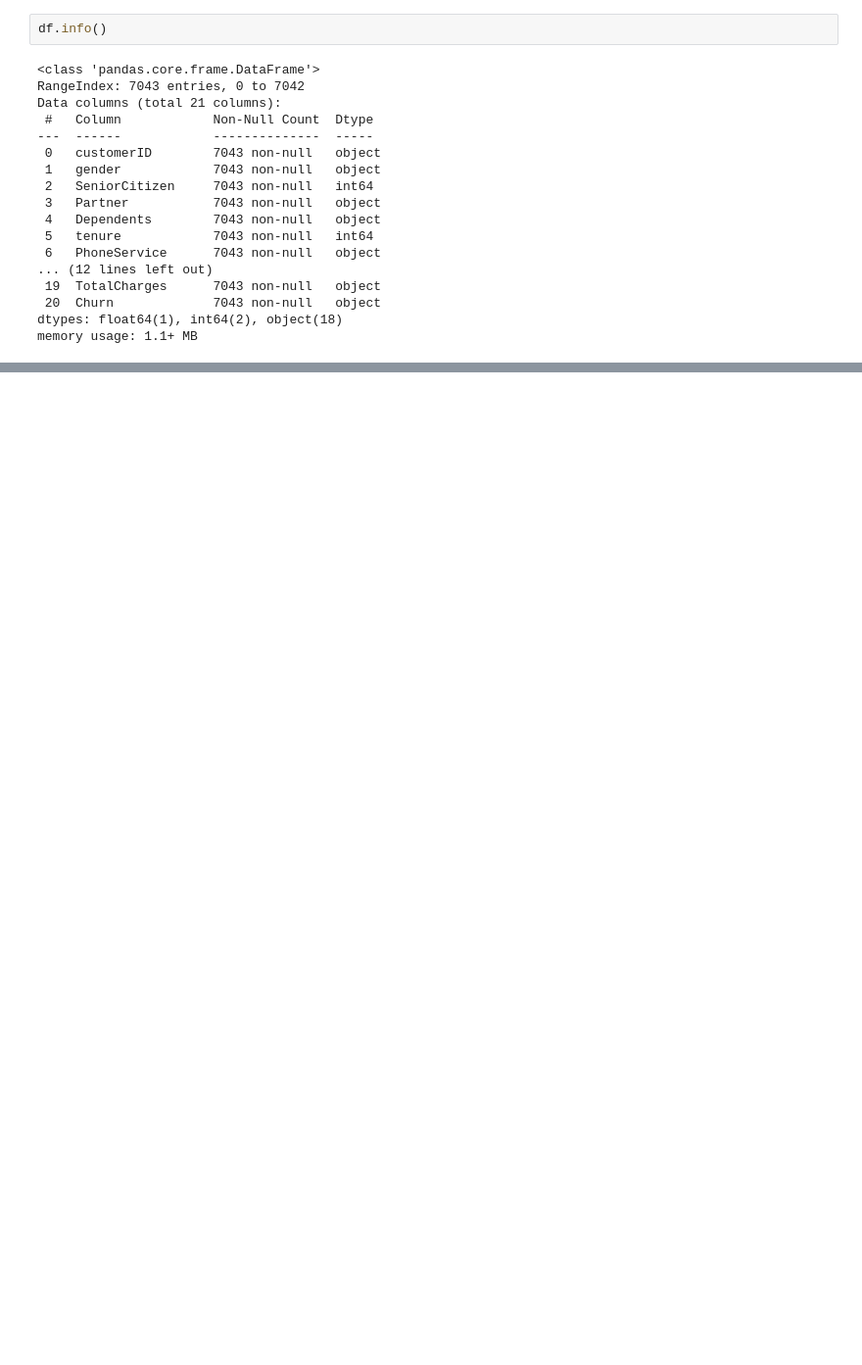
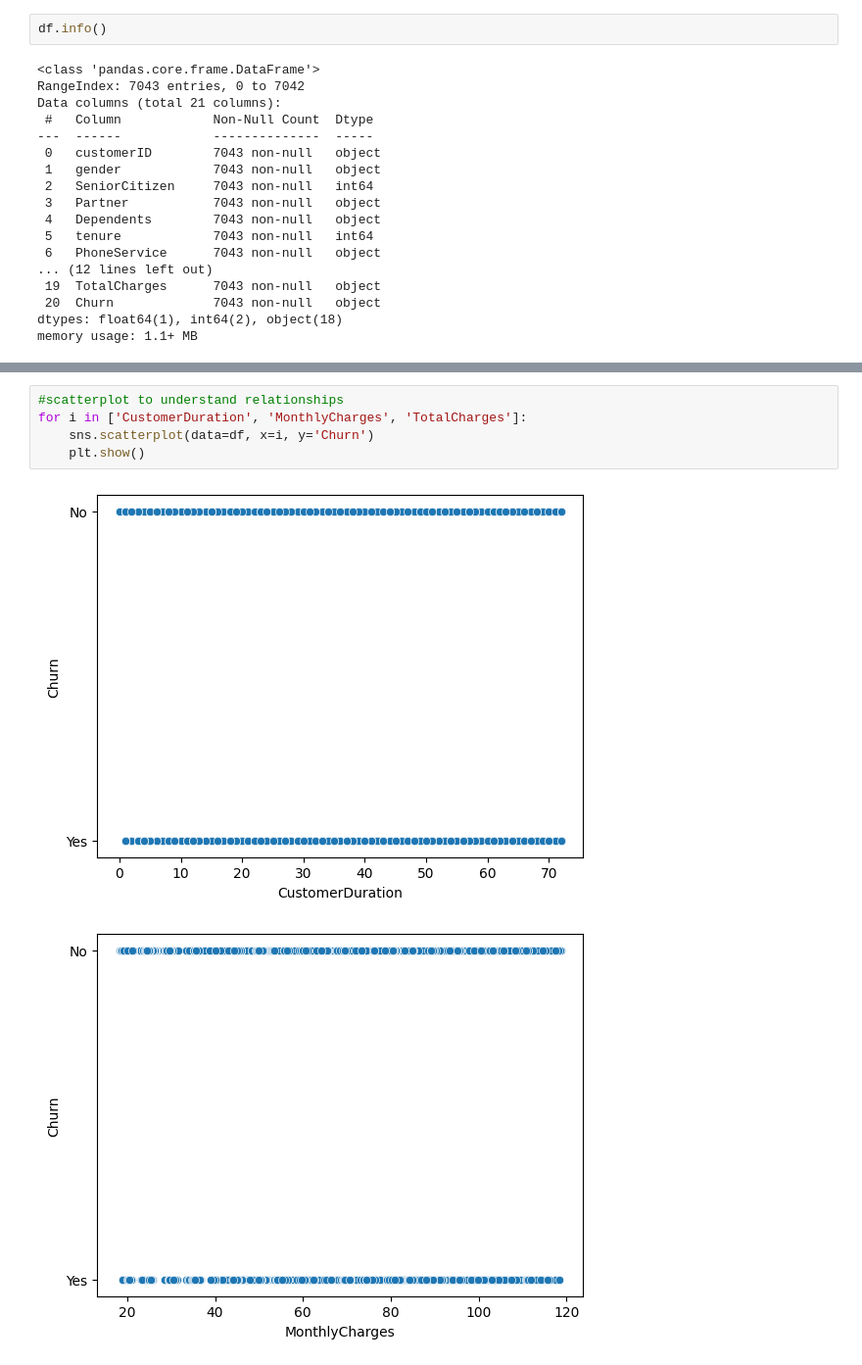
Before and after one commit to anudaindu/CM2604_Telco_Churn_Anuda, a Jupyter notebook: AnudaTelco.ipynb, the cells around one changed output, grey strips where cells are left out. Shown at 98% size. Saved outputs shown, nothing was run; the diff lists cells and outputs as text; blank space fills up the shorter version.

```diff
--- a/AnudaTelco.ipynb
+++ b/AnudaTelco.ipynb
@@ -71,0 +231,8 @@ memory usage: 1.1+ MB
+# %%
+#scatterplot to understand relationships
+for i in ['CustomerDuration', 'MonthlyCharges', 'TotalCharges']:
+    sns.scatterplot(data=df, x=i, y='Churn')
+    plt.show()
+# %% [output]
+[figure, added]
+[figure, added]
```
Also changed, not shown: parts of 21 cells of this notebook.
